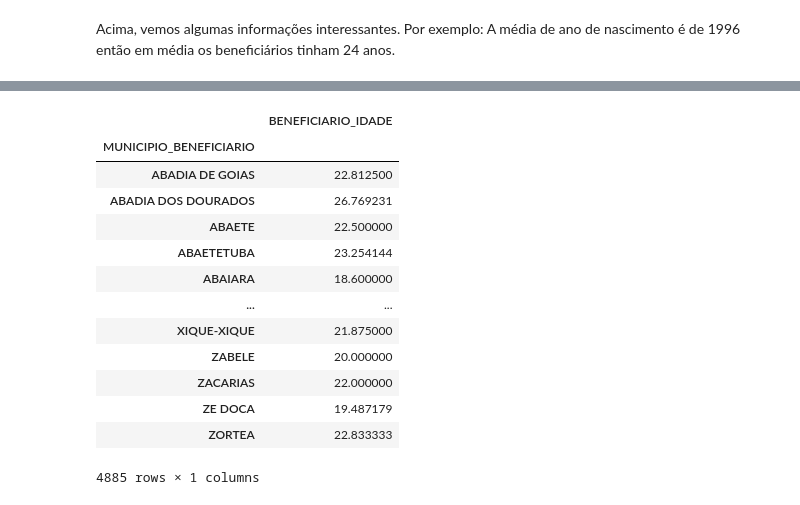
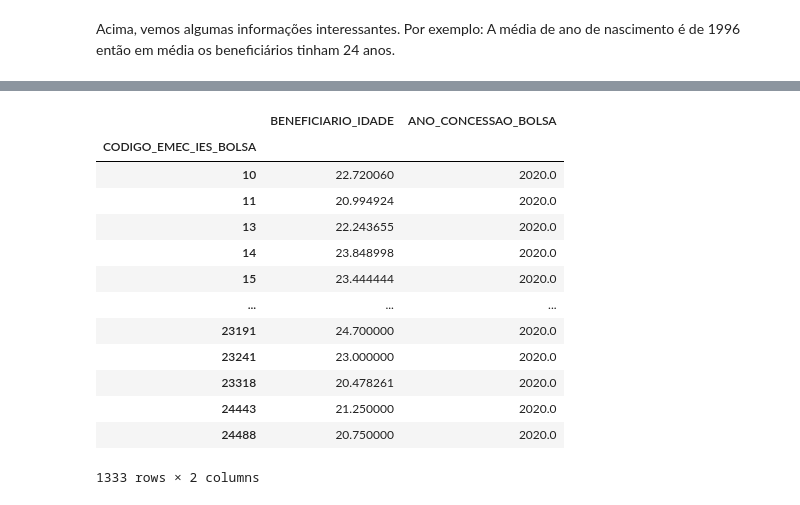
Before and after one commit to KaioVPereira/AnaliseDadosProUni, a Jupyter notebook: ProjetoAnaliseDeDados.ipynb, the cells around one changed output, grey strips where cells are left out. Saved outputs shown, nothing was run; the diff lists cells and outputs as text; code cells hidden in the pictures.

```diff
--- a/ProjetoAnaliseDeDados.ipynb
+++ b/ProjetoAnaliseDeDados.ipynb
@@ -264,26 +264,26 @@ dadosSelecionadosAgrupados.groupby('TIPO_BOLSA').count()
 | INTEGRAL | 130744 | 130744 | 130744 | 130744 | ... |
 | PARCIAL | 36086 | 36086 | 36086 | 36086 | ... |
 # %%
-dadosSelecionados =  ['MUNICIPIO_BENEFICIARIO','BENEFICIARIO_IDADE']
+dadosSelecionados =  ['CODIGO_EMEC_IES_BOLSA','BENEFICIARIO_IDADE', 'ANO_CONCESSAO_BOLSA']
 dadosMediaMunicipio = dadosProUni.filter (items=dadosSelecionados)
 # %%
-MediaMunicipio = dadosMediaMunicipio.groupby('MUNICIPIO_BENEFICIARIO').mean()
+MediaMunicipio = dadosMediaMunicipio.groupby('CODIGO_EMEC_IES_BOLSA').mean()
 MediaMunicipio
 # %% [output]
-|  | BENEFICIARIO_IDADE |
-| MUNICIPIO_BENEFICIARIO |  |
-| ABADIA DE GOIAS | 22.812500 |
-| ABADIA DOS DOURADOS | 26.769231 |
-| ABAETE | 22.500000 |
-| ABAETETUBA | 23.254144 |
-| ABAIARA | 18.600000 |
-| ... | ... |
-| XIQUE-XIQUE | 21.875000 |
-| ZABELE | 20.000000 |
-| ZACARIAS | 22.000000 |
-| ZE DOCA | 19.487179 |
-| ZORTEA | 22.833333 |
+|  | BENEFICIARIO_IDADE | ANO_CONCESSAO_BOLSA |
+| CODIGO_EMEC_IES_BOLSA |  |  |
+| 10 | 22.720060 | 2020.0 |
+| 11 | 20.994924 | 2020.0 |
+| 13 | 22.243655 | 2020.0 |
+| 14 | 23.848998 | 2020.0 |
+| 15 | 23.444444 | 2020.0 |
+| ... | ... | ... |
+| 23191 | 24.700000 | 2020.0 |
+| 23241 | 23.000000 | 2020.0 |
+| 23318 | 20.478261 | 2020.0 |
+| 24443 | 21.250000 | 2020.0 |
+| 24488 | 20.750000 | 2020.0 |
-4885 rows × 1 columns
+1333 rows × 2 columns
 # %%
 from sklearn.model_selection import train_test_split
 # %%
```
Also changed, not shown: parts of 6 cells of this notebook.
